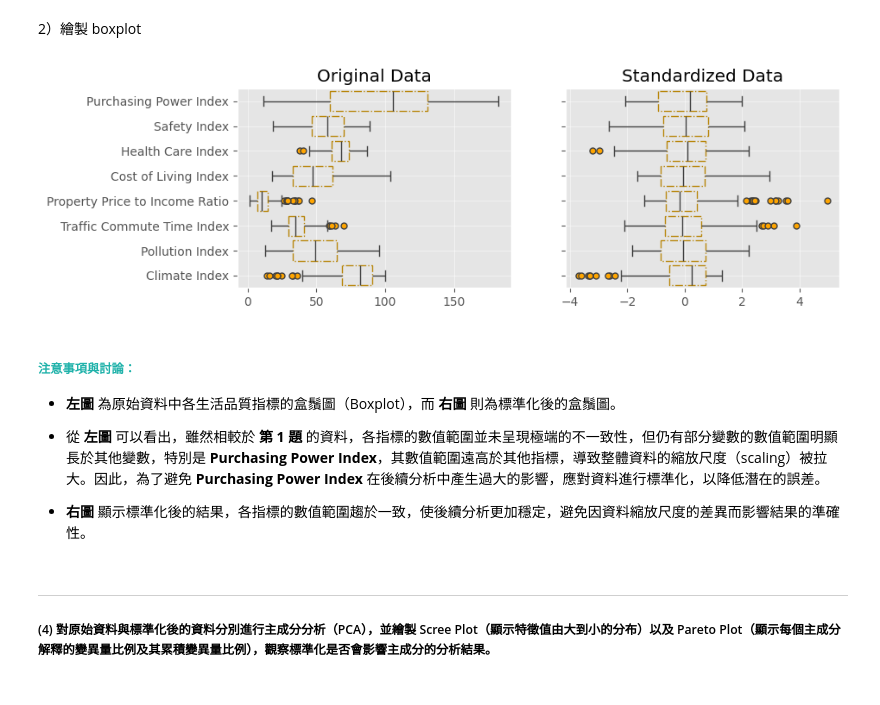
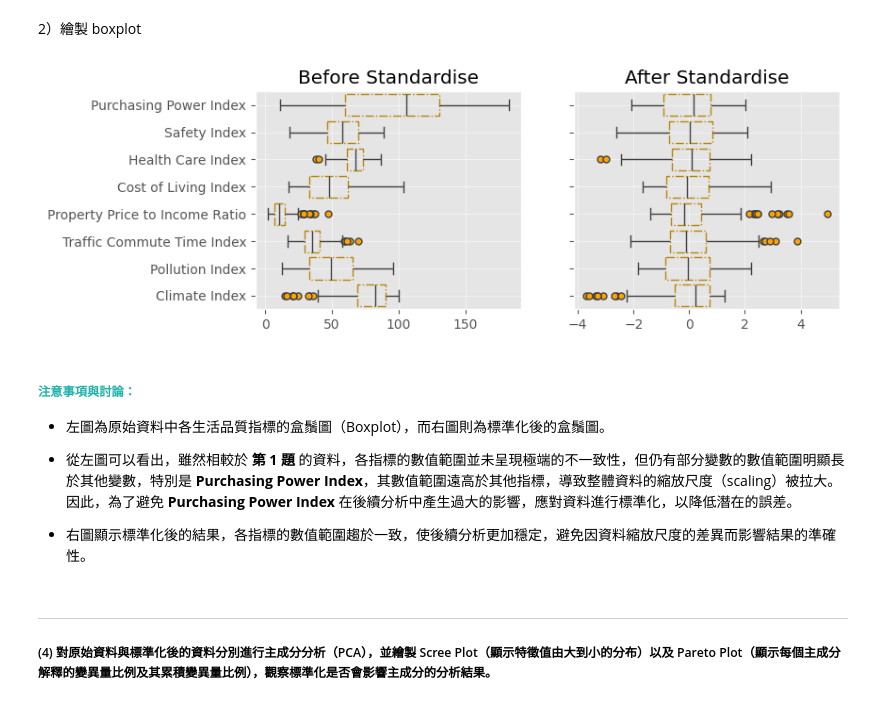
Before and after one commit to shengsia02/ShallowML, a Jupyter notebook: HW1/ShallowML_411078064_PCA.ipynb, the cells around one changed output. Cells and saved outputs as stored; diff of their text form; code cells hidden in the pictures.

```diff
--- a/HW1/ShallowML_411078064_PCA.ipynb
+++ b/HW1/ShallowML_411078064_PCA.ipynb
@@ -73,6 +87,7 @@ display(df_wine1.head())
 ##### (2) 利用 `seaborn` 套件裡的 `heatmap` 指令繪製出變數間的相關係數圖，以觀察變數間是否存在相關性。
 # %%
 # Plot the correlation matrix
+plt.style.use('default')
 plt.figure(figsize = (9, 9))
 # 計算相關係數
 R = df_wine1.corr()
@@ -491,6 +490,7 @@ display(df_city_quality1.head())
 ##### (2) 利用 `seaborn` 套件裡的 `heatmap` 指令繪製出變數間的相關係數圖，以觀察變數間是否存在相關性。
 # %%
 # Plot the correlation matrix
+plt.style.use('default')
 plt.figure(figsize = (6, 6))
 # 計算相關係數
 R = df_city_quality1.corr()
@@ -532,31 +532,31 @@ df_X_std = pd.DataFrame(X_std, columns=columns)
 # %%
 # 繪製 boxplot
 plt.style.use('ggplot')
-fig, ax = plt.subplots(1, 2, figsize=(9, 3), sharey=True)
+fig, ax = plt.subplots(1, 2, figsize=(8, 3), sharey=True)
 boxprops = dict(linestyle='-.', linewidth=1, facecolor='none', edgecolor='darkgoldenrod')
 flierprops = dict(marker='o', markerfacecolor='orange', markersize=5, linestyle='none')
 
 # 未標準化
 sns.boxplot(data=df_city_quality1, ax=ax[0], orient='h', boxprops=boxprops, flierprops=flierprops)
 ax[0].grid(True, alpha=0.5)
-ax[0].set_title('Original Data')
+ax[0].set_title('Before Standardise')
 
 # 標準化
 sns.boxplot(data=df_X_std, ax=ax[1], orient='h', boxprops=boxprops, flierprops=flierprops)
 ax[1].grid(True, alpha=0.5)
-ax[1].set_title('Standardized Data')
+ax[1].set_title('After Standardise')
 
 plt.show()
 # %% [output]
-[figure, old version]
+[figure, new version]
 # %% [markdown]
 ##### **<font color=lightseagreen>注意事項與討論：</font>**
 
-- **左圖** 為原始資料中各生活品質指標的盒鬚圖（Boxplot），而 **右圖** 則為標準化後的盒鬚圖。
+- 左圖為原始資料中各生活品質指標的盒鬚圖（Boxplot），而右圖則為標準化後的盒鬚圖。
 
-- 從 **左圖** 可以看出，雖然相較於 **第 1 題** 的資料，各指標的數值範圍並未呈現極端的不一致性，但仍有部分變數的數值範圍明顯長於其他變數，特別是 **Purchasing Power Index**，其數值範圍遠高於其他指標，導致整體資料的縮放尺度（scaling）被拉大。因此，為了避免 **Purchasing Power Index** 在後續分析中產生過大的影響，應對資料進行標準化，以降低潛在的誤差。
+- 從左圖可以看出，雖然相較於 **第 1 題** 的資料，各指標的數值範圍並未呈現極端的不一致性，但仍有部分變數的數值範圍明顯長於其他變數，特別是 **Purchasing Power Index**，其數值範圍遠高於其他指標，導致整體資料的縮放尺度（scaling）被拉大。因此，為了避免 **Purchasing Power Index** 在後續分析中產生過大的影響，應對資料進行標準化，以降低潛在的誤差。
 
-- **右圖** 顯示標準化後的結果，各指標的數值範圍趨於一致，使後續分析更加穩定，避免因資料縮放尺度的差異而影響結果的準確性。
+- 右圖顯示標準化後的結果，各指標的數值範圍趨於一致，使後續分析更加穩定，避免因資料縮放尺度的差異而影響結果的準確性。
 # %% [markdown]
 <hr>
 
```
Also changed, not shown: parts of 55 cells of this notebook, 4 other files.
